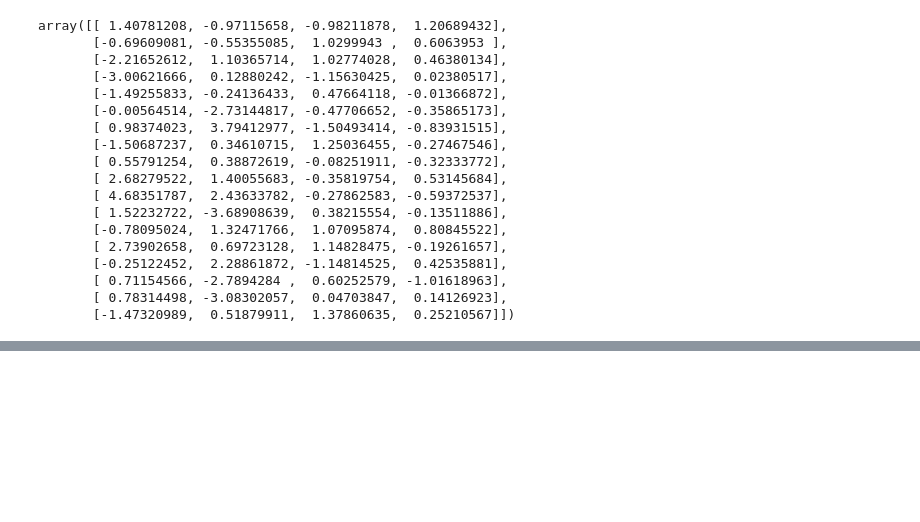
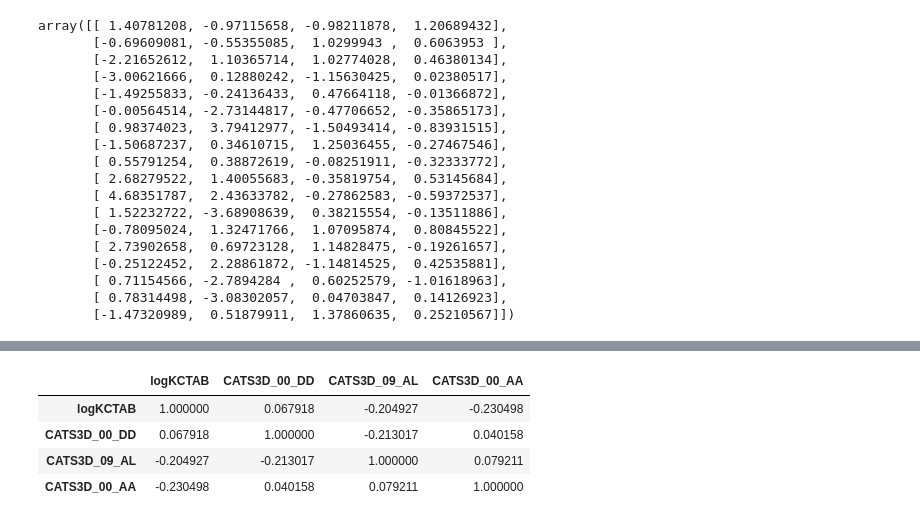
Before and after one commit to Miczel00/machine-learning, a Jupyter notebook: zaj1/main.ipynb, the cells around one changed output, grey strips where cells are left out. Cells and saved outputs as stored; diff of their text form; code cells hidden in the pictures; blank space fills up the shorter version.

```diff
--- a/zaj1/main.ipynb
+++ b/zaj1/main.ipynb
@@ -410,0 +426,9 @@ NameError: name 'lr_score_train' is not defined
+# %%
+X_train_corr = X_train_pd.corr()
+X_train_corr
+# %% [output]
+|  | logKCTAB | CATS3D_00_DD | CATS3D_09_AL | CATS3D_00_AA |
+| logKCTAB | 1.000000 | 0.067918 | -0.204927 | -0.230498 |
+| CATS3D_00_DD | 0.067918 | 1.000000 | -0.213017 | 0.040158 |
+| CATS3D_09_AL | -0.204927 | -0.213017 | 1.000000 | 0.079211 |
+| CATS3D_00_AA | -0.230498 | 0.040158 | 0.079211 | 1.000000 |
```
Also changed, not shown: parts of 16 cells of this notebook.
